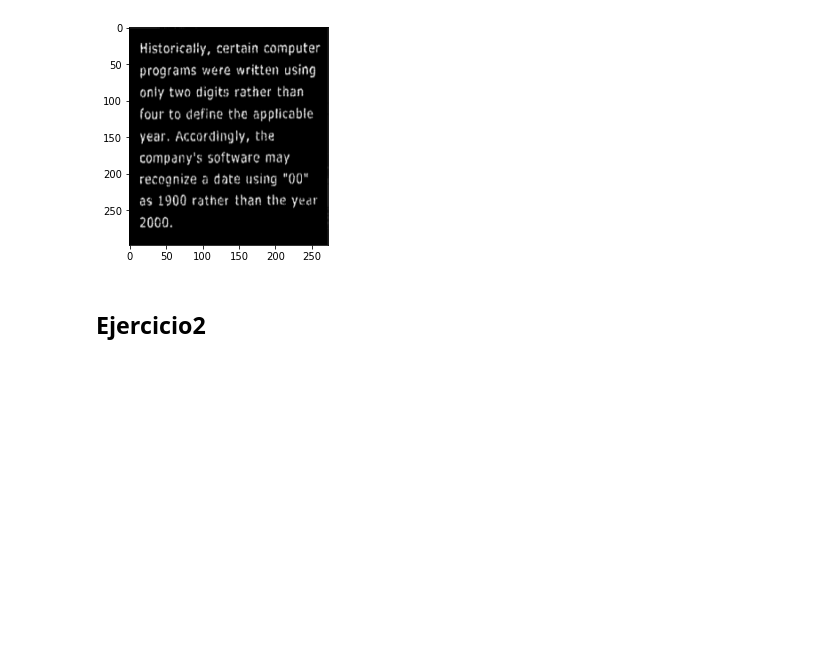
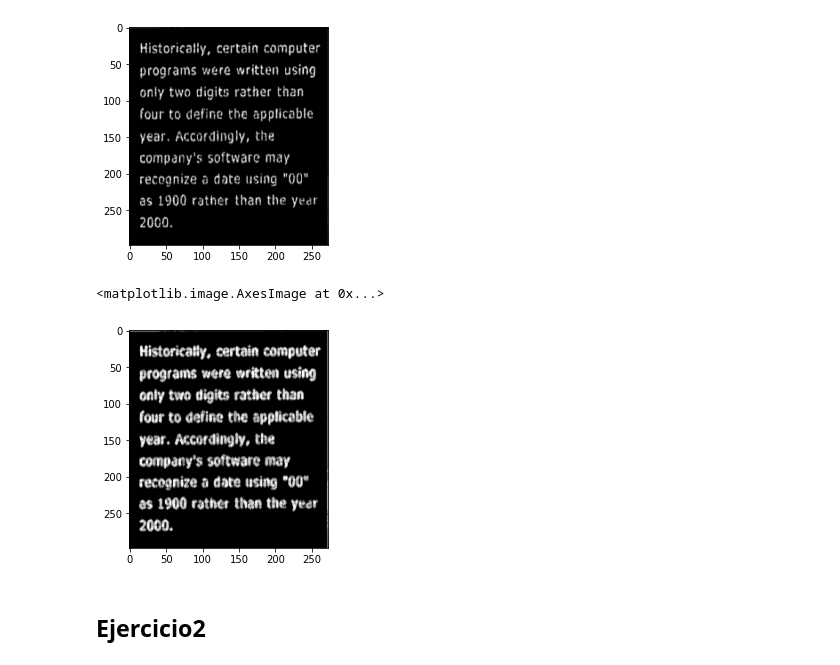
Before and after one commit to LuFernandez/imagaynes, a Jupyter notebook: Morfologia/Morfologia.ipynb, the cells around one changed output. Drawn from its saved outputs; the diff is of its cells as text; code cells hidden in the pictures; blank space fills up the shorter version.

```diff
--- a/Morfologia/Morfologia.ipynb
+++ b/Morfologia/Morfologia.ipynb
@@ -14,6 +19,17 @@ plt.imshow(img1)
 # %% [output]
 <matplotlib.image.AxesImage at 0x...>
 [figure]
+# %%
+B = np.array([[0, 1, 0],
+     [1, 1, 1],
+     [0, 1, 0]], np.uint8)
+
+dilation = cv2.dilate(img1, B, iterations = 1)
+
+plt.imshow(dilation)
+# %% [output]
+<matplotlib.image.AxesImage at 0x...>
+[figure, added]
 # %% [markdown]
 ## Ejercicio2
 # %%
```
Also changed, not shown: parts of 5 cells of this notebook.
